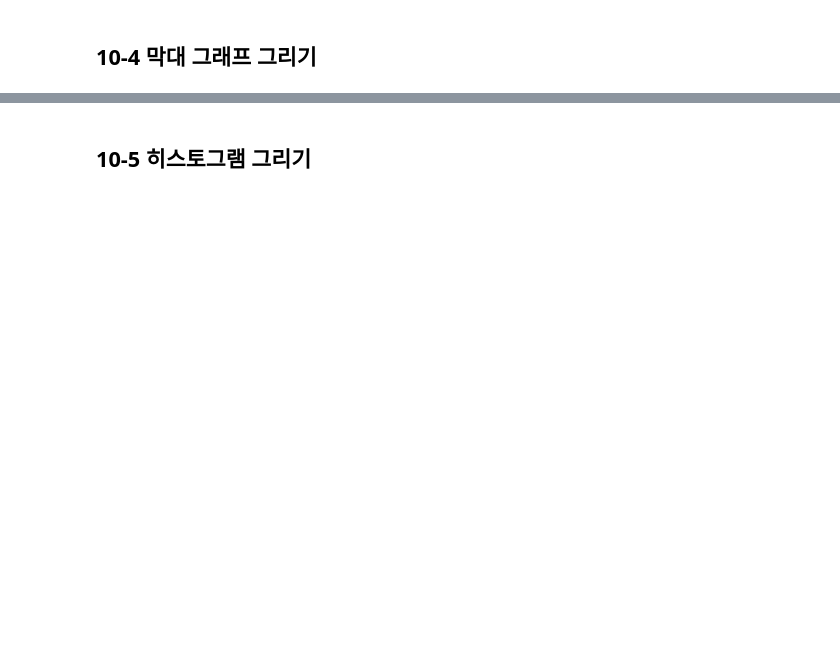
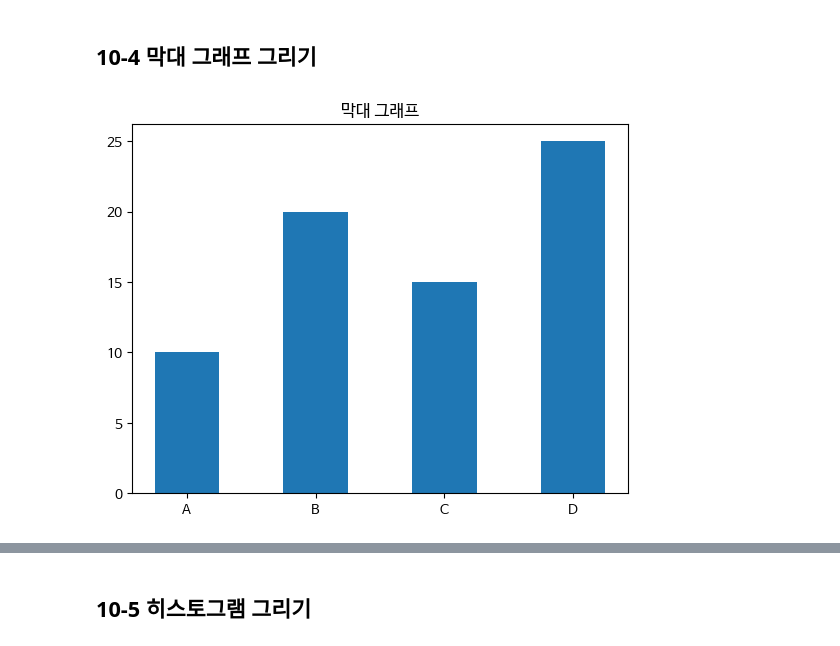
Before and after one commit to soskjh5382/Data-Analysis-with-Open-Source, a Jupyter notebook: 오픈소스_데이터_분석_10강.ipynb, the cells around one changed output, grey strips where cells are left out. Saved outputs shown, nothing was run; the diff lists cells and outputs as text; code cells hidden in the pictures; blank space fills up the shorter version.

```diff
--- a/오픈소스_데이터_분석_10강.ipynb
+++ b/오픈소스_데이터_분석_10강.ipynb
@@ -150,13 +124,19 @@ WARNING:matplotlib.font_manager:findfont: Font family 'NanumBarunGothic' not fou
 # %%
 import matplotlib.pyplot as plt
 
 ## 데이터 정의
 categories = ['A', 'B', 'C', 'D']
 values = [10, 20, 15, 25]
 
 ## 막대 그래프 그리기
+plt.bar(categories, values, width=0.5)
+
+# 제목 설정
+plt.title('막대 그래프')
 
 plt.show()
+# %% [output]
+[figure, added]
 # %%
 import matplotlib.pyplot as plt
 
```
Also changed, not shown: parts of 10 cells of this notebook.
